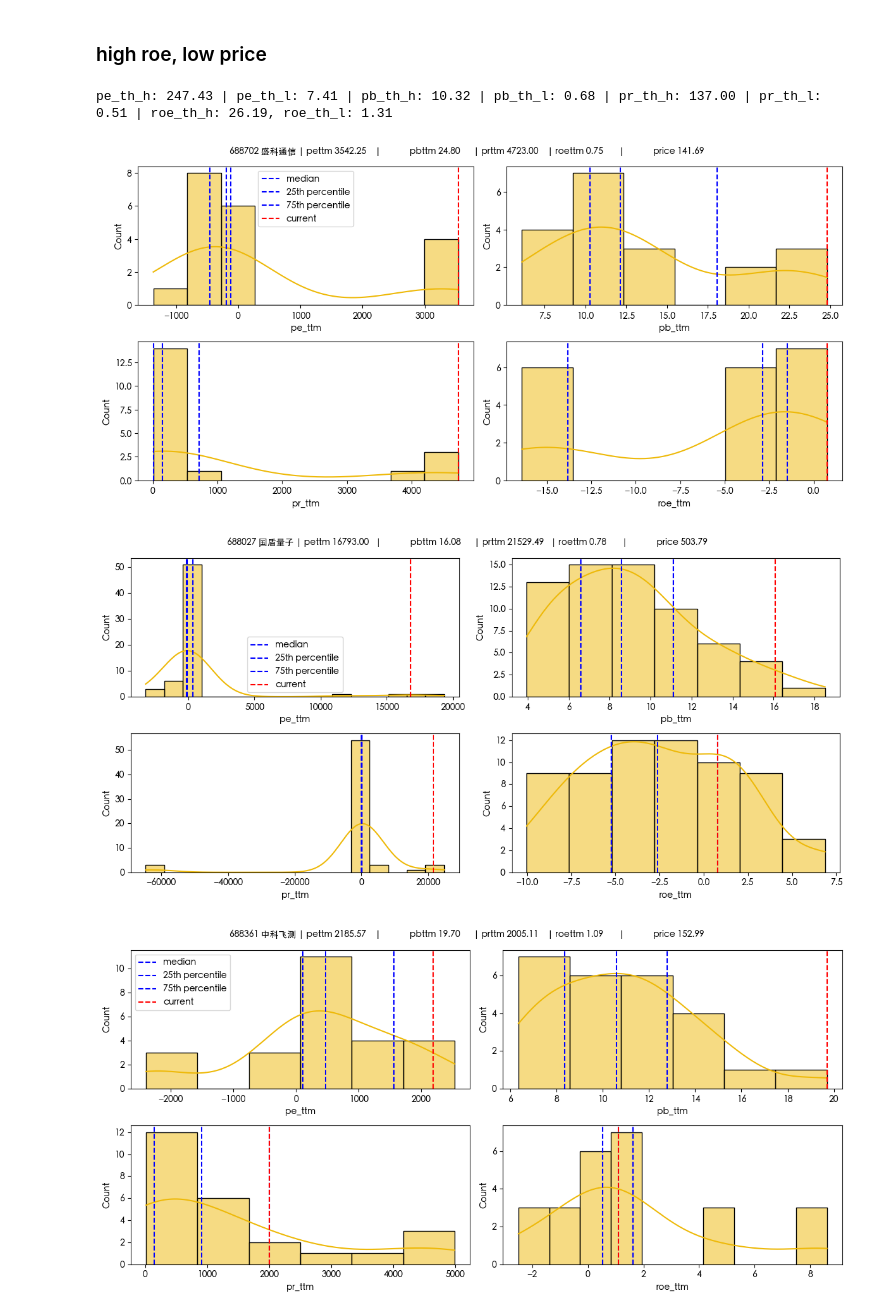
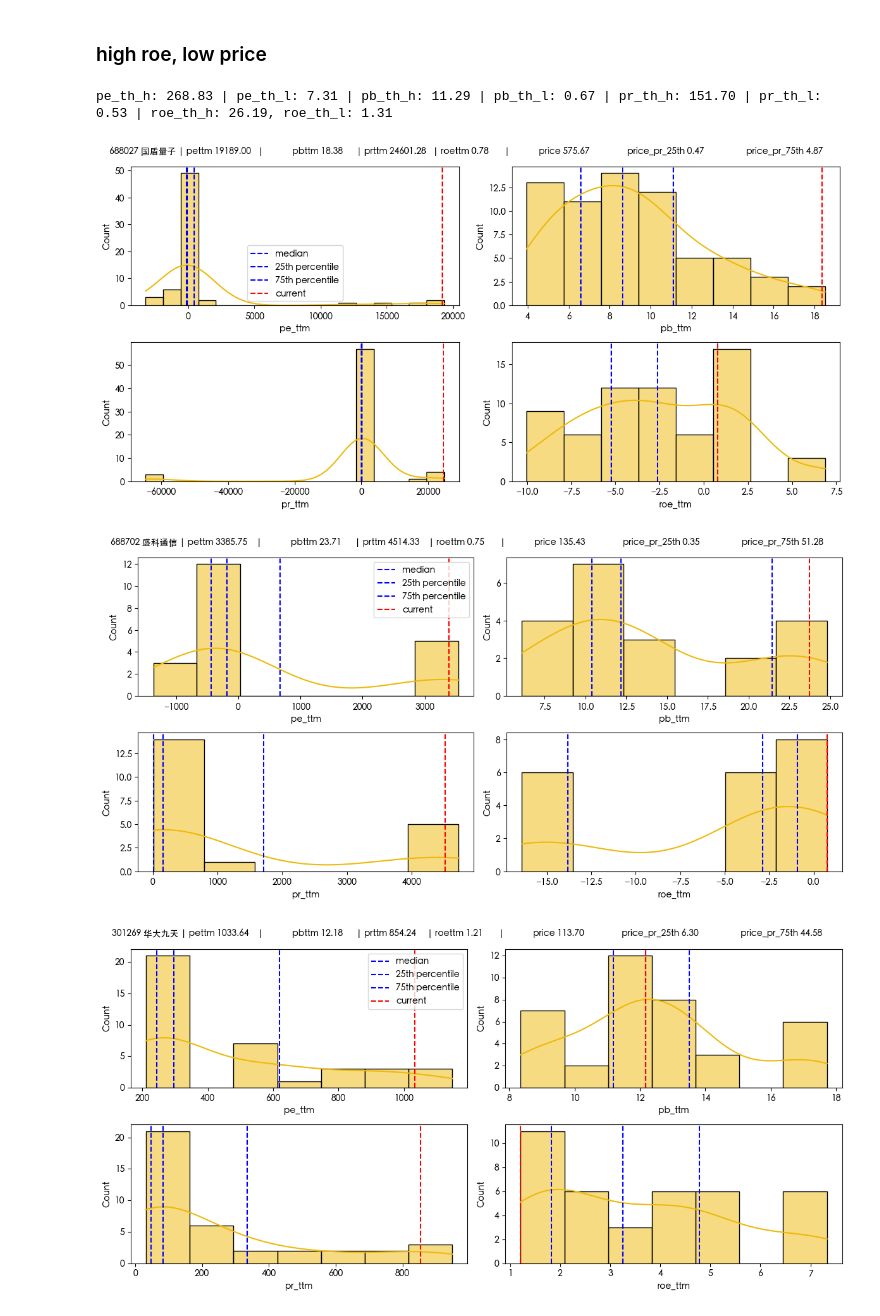
Before and after one commit to ProfessorErdo/stock-trend-tracker, a Jupyter notebook: notebooks/four_quadrants.ipynb, the cells around one changed output. Cells and saved outputs as stored; diff of their text form; code cells hidden in the pictures.

```diff
--- a/notebooks/four_quadrants.ipynb
+++ b/notebooks/four_quadrants.ipynb
@@ -116,26 +116,28 @@ def plot_stock_values(stock_codes, price_date):
         stock_name = stock_names[stock_names['code'] == int(stock_code)]['name'].values[0]
         fig.suptitle(f"{stock_code} {stock_name} | pettm {financial_price.iloc[-1, -5]:<10.2f} | \
             pbttm {financial_price.iloc[-1, -4]:<10.2f} | prttm {financial_price.iloc[-1, -3]:<10.2f} | roettm {financial_price.iloc[-1, -6]:<10.2f} | \
-            price {financial_price.iloc[-1, 3]:<10.2f} ",
-            fontsize=10)
+            price {financial_price.iloc[-1, 3]:<10.2f} \
+            price_pr_25th {financial_price.iloc[-1, 3] * financial_price['pr_ttm'].quantile(0.25) / financial_price.iloc[-1, -3] :<10.2f} \
+            price_pr_75th {financial_price.iloc[-1, 3] * financial_price['pr_ttm'].quantile(0.75) / financial_price.iloc[-1, -3] :<10.2f}",
+        fontsize=10)
         plt.tight_layout()
         plt.show()
 # %%
 """
 quadrant == 1: high roe, high price (pe, pb, pr)
 quadrant == 2: low roe, high price (pe, pb, pr)
 quadrant == 3: low roe, low price (pe, pb, pr)
 quadrant == 4: high roe, low price (pe, pb, pr)
 """
 
 threshold = 0.05
-price_date = "20251231"
+price_date = "20260109"
 quadrant = 2
 
 stock_code = get_stock_codes(price_date, threshold, quadrant)
 plot_stock_values(stock_code, price_date)
 # %% [output]
-pe_th_h: 247.43 | pe_th_l: 7.41 | pb_th_h: 10.32 | pb_th_l: 0.68 | pr_th_h: 137.00 | pr_th_l: 0.51 | roe_th_h: 26.19, roe_th_l: 1.31
+pe_th_h: 268.83 | pe_th_l: 7.31 | pb_th_h: 11.29 | pb_th_l: 0.67 | pr_th_h: 151.70 | pr_th_l: 0.53 | roe_th_h: 26.19, roe_th_l: 1.31
-[figure, old version]
+[figure, new version]
-[figure, old version]
+[figure, new version]
-[figure, old version]
+[figure, new version]
```
Also changed, not shown: parts of 8 cells of this notebook, 1 other file.
